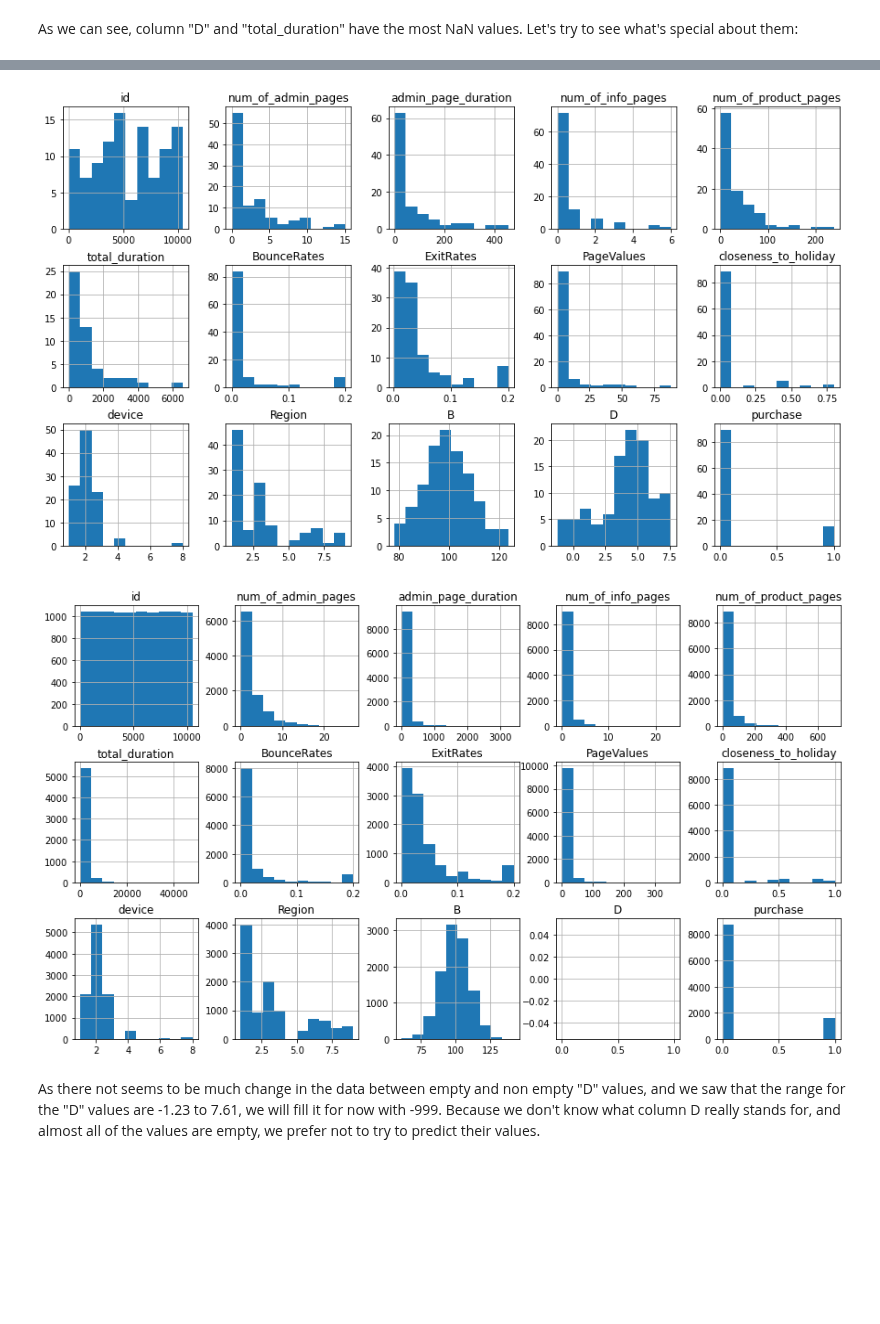
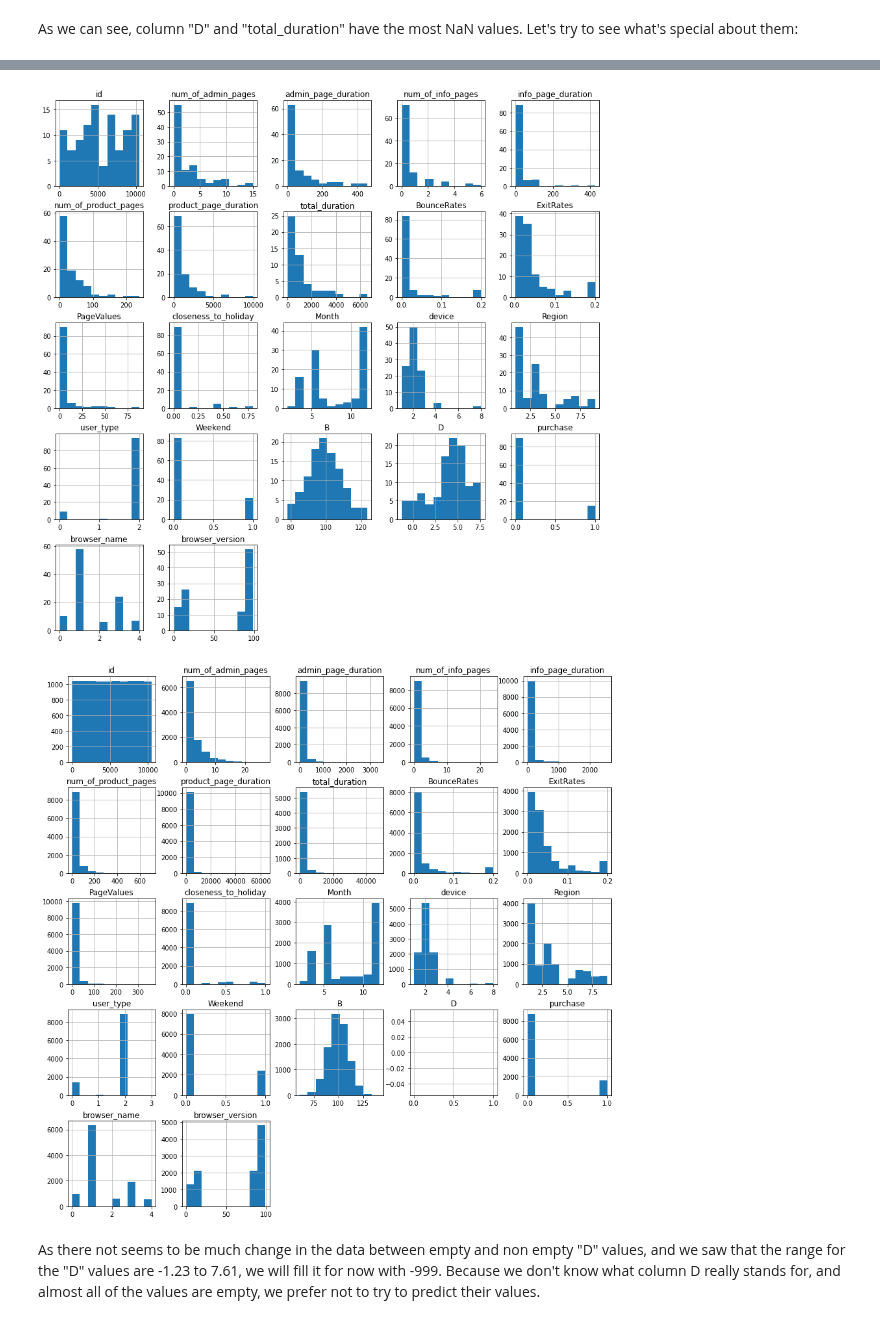
Before and after one commit to mikisegall/ml_final_project, a Jupyter notebook: avi_test.ipynb, the cells around one changed output, grey strips where cells are left out. Cells and saved outputs as stored; diff of their text form; code cells hidden in the pictures; blank space fills up the shorter version.

Commit message:
cleaned nans for real now

```diff
--- a/avi_test.ipynb
+++ b/avi_test.ipynb
@@ -95,3 +99,6 @@ These two plots help us understand a few things:
 ## Data cleaning
 # %% [markdown]
 The next thing we want to check out is whether we have missing data. We did see in the data glimpse that some of the values are filled with NaNs, so we we'd like to see what's the best way to deal with it.
+# %%
+clean_train_data = standardize_data(train_data, EXTRACT_FLOAT_COLS, BOOL_COLS, CATEGORICAL_COLS, BROWSER_COL, CategoricalEncoder.ORDINAL, MONTH_COL)
+clean_train_data
@@ -139,9 +160,9 @@ train_data[train_data["D"].notna()]
 # %%
-train_data[train_data["D"].notna()].hist(layout = (5,5), figsize=(15,15));
-train_data[train_data["D"].isna()].hist(layout = (5,5), figsize=(15,15));
+clean_train_data[clean_train_data["D"].notna()].hist(layout = (5,5), figsize=(15,15));
+clean_train_data[clean_train_data["D"].isna()].hist(layout = (5,5), figsize=(15,15));
 # %% [output]
-[figure, old version]
+[figure, new version]
-[figure, old version]
+[figure, new version]
 # %% [markdown]
 As there not seems to be much change in the data between empty and non empty "D" values, and we saw that the range for the "D" values are -1.23 to 7.61, we will fill it for now with -999.
 Because we don't know what column D really stands for, and almost all of the values are empty, we prefer not to try to predict their values.
```
Also changed, not shown: parts of 35 cells of this notebook.
